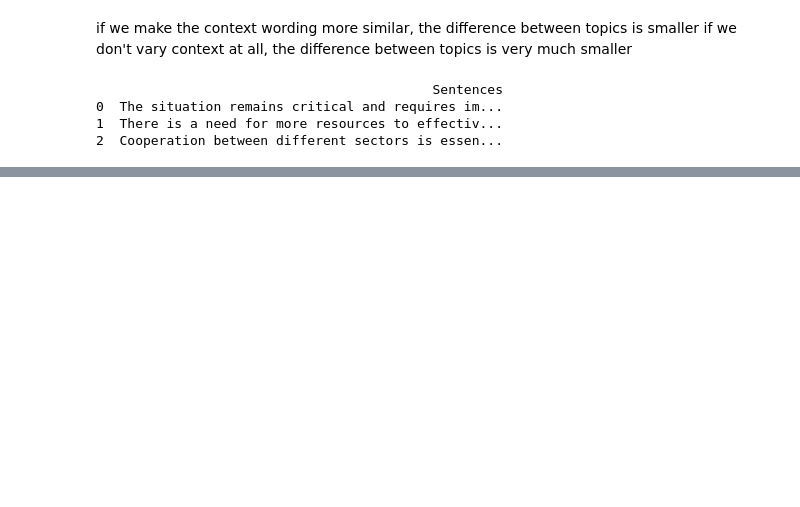
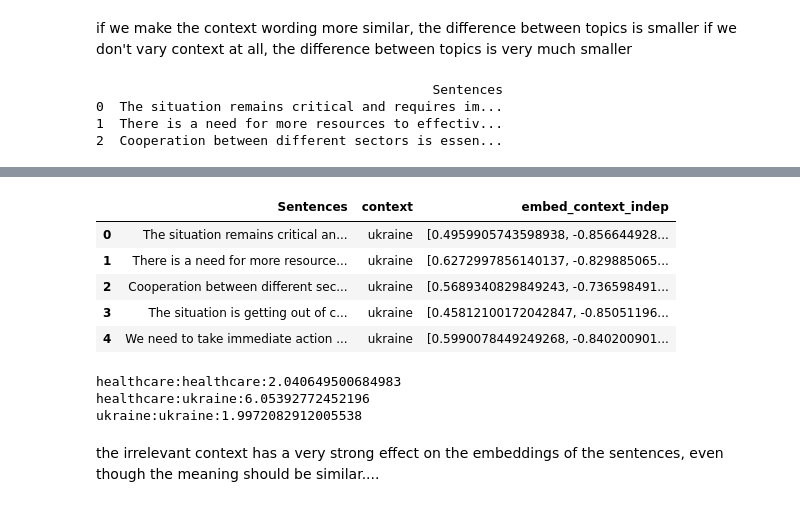
Before and after one commit to cl-trier/TWON-Exploration, a Jupyter notebook: 25--Testing-Model-Performance-on-Embedding-Distance-Extraction.ipynb, the cells around one changed output, grey strips where cells are left out. Cells and saved outputs as stored; diff of their text form; code cells hidden in the pictures; blank space fills up the shorter version.

```diff
--- a/25--Testing-Model-Performance-on-Embedding-Distance-Extraction.ipynb
+++ b/25--Testing-Model-Performance-on-Embedding-Distance-Extraction.ipynb
@@ -324,0 +341,64 @@ df
+# %%
+#embed the sentences:
+embed_context_indep: typing.Dict[str, np.ndarray] = {}
+
+name = "embed_llama3"
+template = 'You help me get embeddings for a sentence. I provide you a with a context within []-square brackets and a sentence within <>-chevrons and you reply only with that exact sentence marked with the chevrons. Context = ['
+for index, row in tqdm.tqdm(df.iterrows(), total=len(df)):
+    context = row["context"]
+    sentence = row["Sentences"]
+    try:
+        embed = np.array(requests.post(
+            'https://inf.cl.uni-trier.de/embed/',
+            json={'model': MODEL, 'prompt': template + context + ']; Sentence: <' + sentence + '>'}
+            ).json()["response"])
+    except Exception as _e:
+        logging.warning(_e)
+        embed = None
+
+    if name=='embed_llama3':
+        embed_context_indep[index] = embed
+# %%
+#join data
+df = df.join(pd.Series(embed_context_indep, name='embed_context_indep'))
+#group data
+dfgrouped=df.groupby('context')
+df.head()
+# %% [output]
+|  | Sentences | context | embed_context_indep |
+| 0 | The situation remains critical an... | ukraine | [0.4959905743598938, -0.856644928... |
+| 1 | There is a need for more resource... | ukraine | [0.6272997856140137, -0.829885065... |
+| 2 | Cooperation between different sec... | ukraine | [0.5689340829849243, -0.736598491... |
+| 3 | The situation is getting out of c... | ukraine | [0.45812100172042847, -0.85051196... |
+| 4 | We need to take immediate action ... | ukraine | [0.5990078449249268, -0.840200901... |
+# %%
+#calculate distances between sentences
+
+dist = torch.nn.PairwiseDistance()
+results5: typing.Dict[typing.Tuple[str, str], float] = {}
+for model_1, c_1 in dfgrouped['embed_context_indep']:
+    for model_2, c_2 in dfgrouped['embed_context_indep']:
+
+        if (
+            (model_1, model_2) in results5.keys() or
+            (model_2, model_1) in results5.keys()
+        ):
+            continue
+
+        res = sum([
+            sum(dist(
+                torch.tensor(np.array(v_1)),
+                torch.tensor(np.array(c_2.tolist()))
+                )) / len(c_2)
+            for v_1 in c_1
+        ]) / len(c_1)
+
+        results5[(model_1, model_2)] = res
+
+        print(f'{model_1}:{model_2}:{res.item()}')
+# %% [output]
+healthcare:healthcare:2.040649500684983
+healthcare:ukraine:6.05392772452196
+ukraine:ukraine:1.9972082912005538
+# %% [markdown]
+the irrelevant context has a very strong effect on the embeddings of the sentences, even though the meaning should be similar....
```
Also changed, not shown: parts of 19 cells of this notebook.
